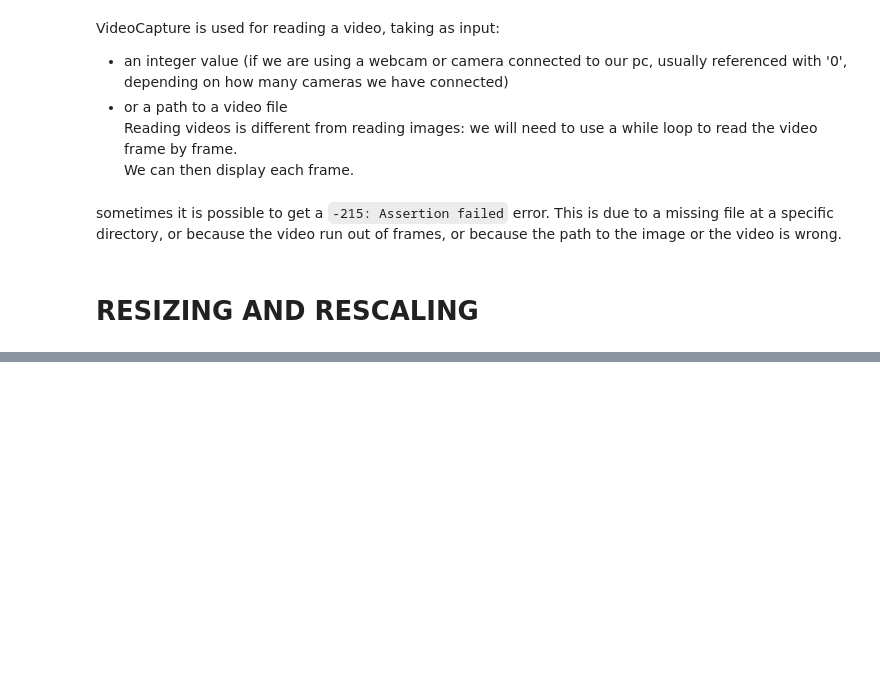
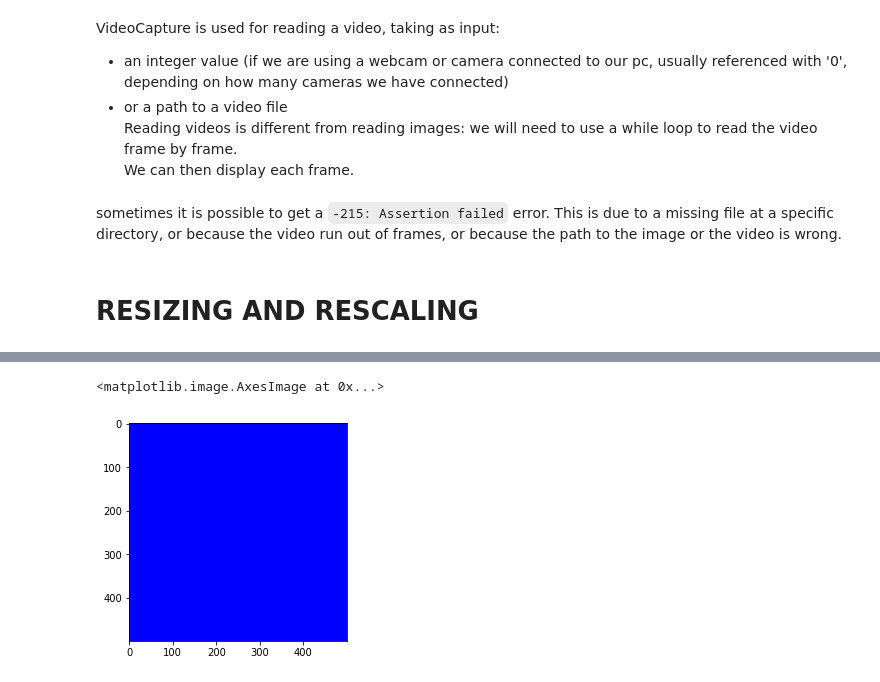
Before and after one commit to davidemariani/opencv-course, a Jupyter notebook: notes_section_1.ipynb, the cells around one changed output, grey strips where cells are left out. Saved outputs shown, nothing was run; the diff lists cells and outputs as text; code cells hidden in the pictures; blank space fills up the shorter version.

```diff
--- a/notes_section_1.ipynb
+++ b/notes_section_1.ipynb
@@ -71,0 +152,6 @@ sometimes it is possible to get a `-215: Assertion failed` error. This is due to
+# %%
+blank[:] = 0, 0, 255
+plt.imshow(blank)
+# %% [output]
+<matplotlib.image.AxesImage at 0x...>
+[figure, added]
```
Also changed, not shown: parts of 21 cells of this notebook.
